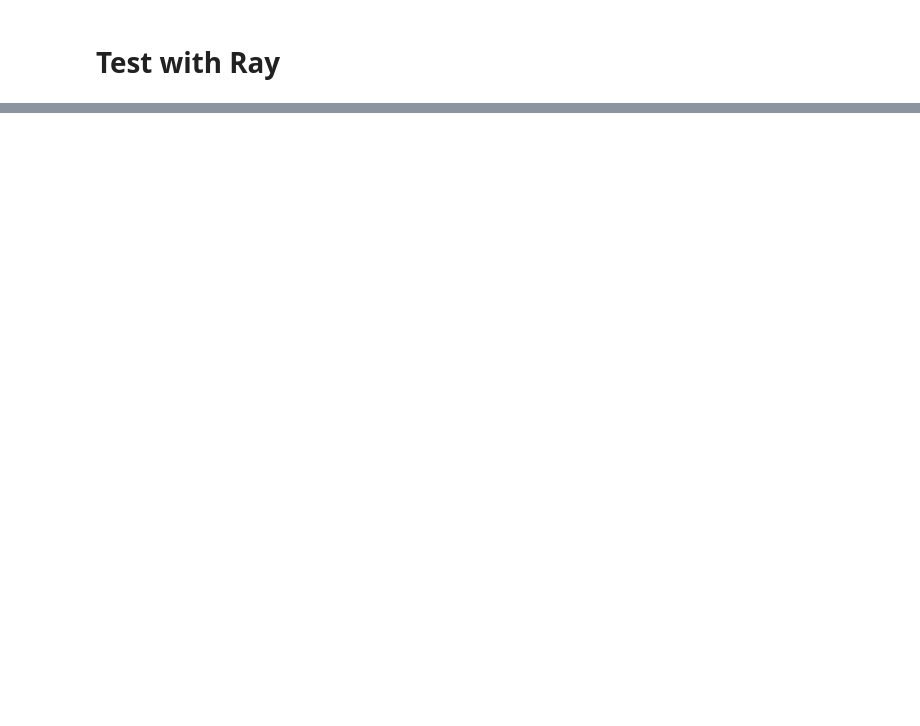
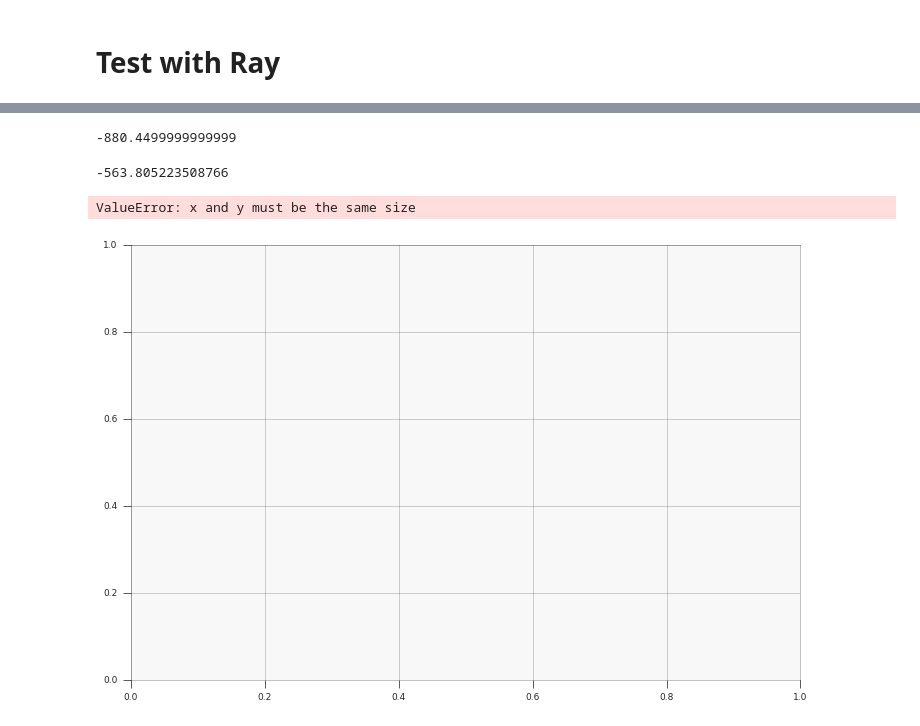
Before and after one commit to hubbs5/or-gym, a Jupyter notebook: notebooks/inv_mgmnt_refactor.ipynb, the cells around one changed output, grey strips where cells are left out. Drawn from its saved outputs; the diff is of its cells as text; code cells hidden in the pictures; blank space fills up the shorter version.

```diff
--- a/notebooks/inv_mgmnt_refactor.ipynb
+++ b/notebooks/inv_mgmnt_refactor.ipynb
@@ -579,0 +310,49 @@ results
+# %%
+demand = np.ones(30)*2
+env1 = InvManagementMaster(demand=demand)
+env1.dist = 5
+env2 = or_gym.make('InvManagement-v0', env_config={'demand_dist': demand, 'dist': 5, 'user_D': demand})
+# env2.demand_dist = demand.copy()
+# env2.dist = 5
+# env2.reset()
+# env2.user_D = demand.copy()
+# %%
+# env1 = InvManagementMaster()
+# env2 = or_gym.make('InvManagement-v0')
+
+action = [1, 1, 1]
+
+ep_rewards1, ep_rewards2 = [], []
+for n in range(1):
+    s1, s2 = [], []
+    r1, r2 = [], []
+    env1.reset()
+    env2.reset()
+    for i in range(env1.step_limit):
+#         print("Env 1")
+        s_1, r_1, done, _ = env1.step(action)
+#         print("Env 2")
+        s_2, r_2, done, _ = env2.step(action)
+        s1.append(s_1)
+        r1.append(r_1)
+        s2.append(s_2)
+        r2.append(r_2)
+
+    ep_rewards1.append(sum(r1))
+    ep_rewards2.append(sum(r2))
+# %%
+np.mean(ep_rewards1)
+# %% [output]
+-880.4499999999999
+# %%
+np.mean(ep_rewards2)
+# %% [output]
+-563.805223508766
+# %%
+plt.figure(figsize=(12,8))
+plt.scatter(np.arange(1000), np.array(ep_rewards1), label='Env 1')
+plt.scatter(np.arange(1000), ep_rewards2, label='Env 2')
+plt.show()
+# %% [output]
+ValueError: x and y must be the same size
+[figure, added]
```
Also changed, not shown: parts of 39 cells of this notebook, 2 other files.
